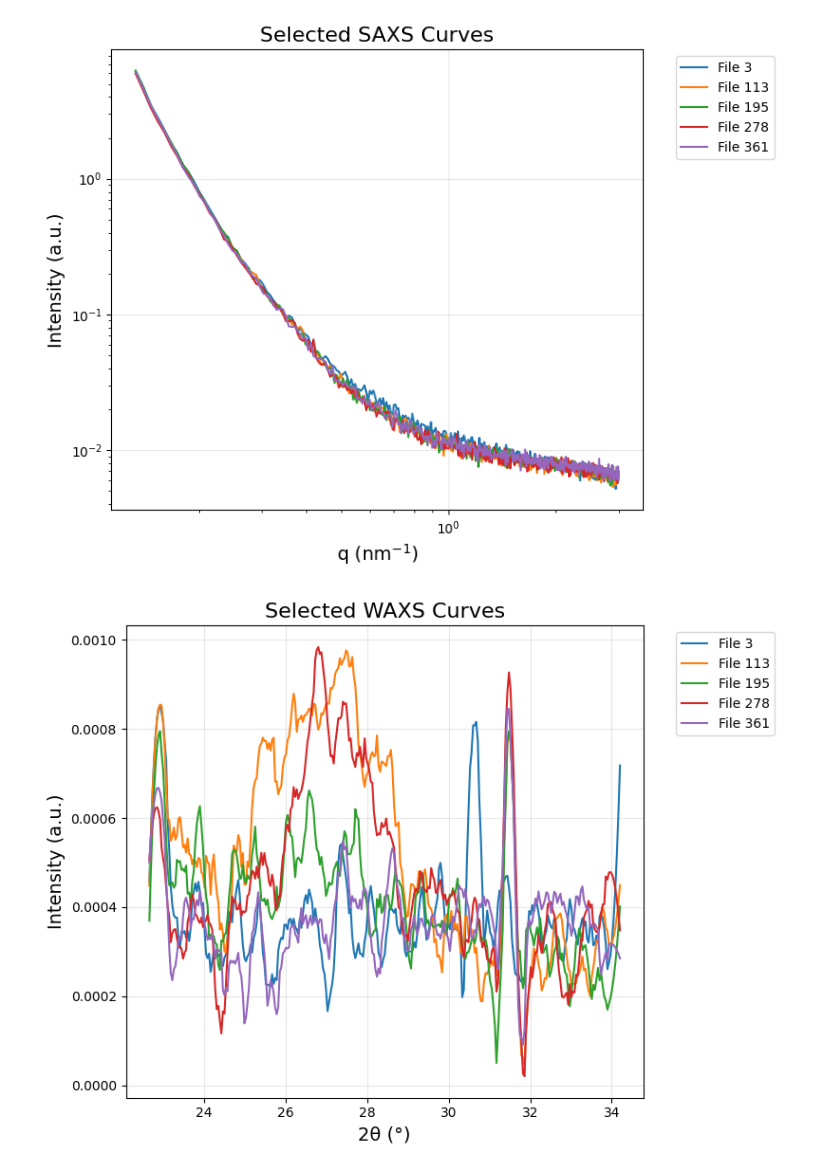
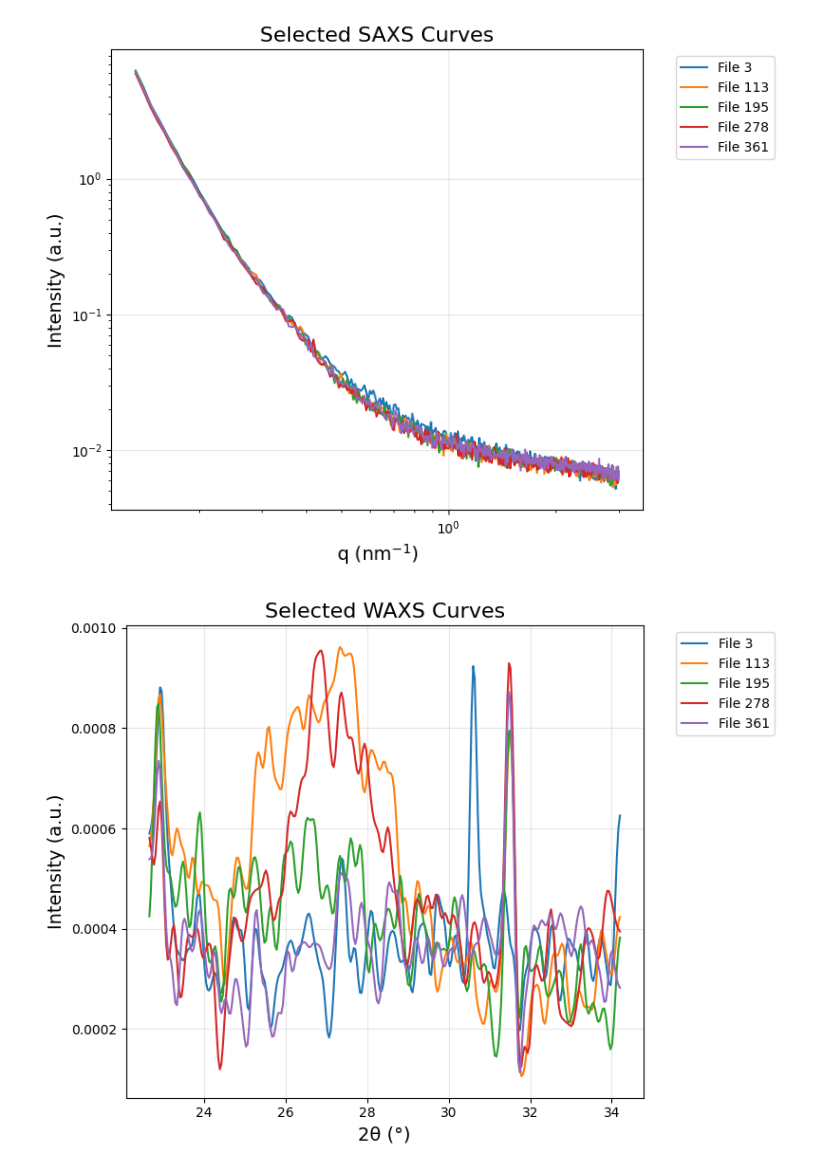
Before and after one commit to PronoyDutta/SAXS_WAXS, a Jupyter notebook: Final_Notebooks/main_analysis.ipynb, the cells around one changed output. Drawn from its saved outputs; the diff is of its cells as text; code cells hidden in the pictures.

```diff
--- a/Final_Notebooks/main_analysis.ipynb
+++ b/Final_Notebooks/main_analysis.ipynb
@@ -587,13 +588,15 @@ plot_selected_curves(
 # %%
 plot_selected_curves(
     data_dict= waxs_baseline_corrected_dict, #all_data['WAXS'],
     file_numbers=[3,113,195,278,361], # Change this list to whichever files you want to inspect
     is_waxs=True,
     q_min=16,
     q_max=24,
     apply_smoothing=True,   # <--- Turn on noise reduction
-    window_length=15,       # Optional: adjust how aggressive the smoothing is (must be odd)
-    polyorder=2
+    smoothing_method= 'gaussian',
+    #window_length=15,       # Optional: adjust how aggressive the smoothing is (must be odd)
+    #polyorder=2
+    gaussian_sigma= 2.0
 )
 # %% [output]
-[figure, old version]
+[figure, new version]
```
Also changed, not shown: parts of 4 cells of this notebook, 2 other files.
